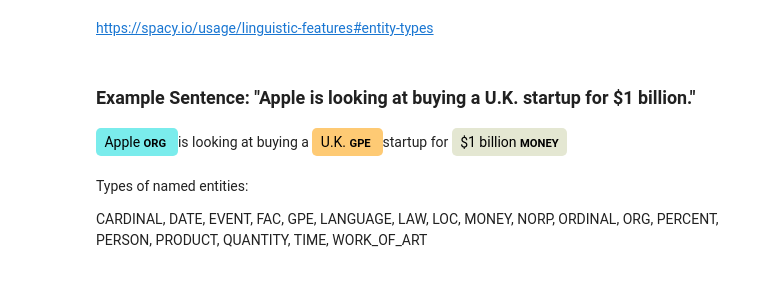
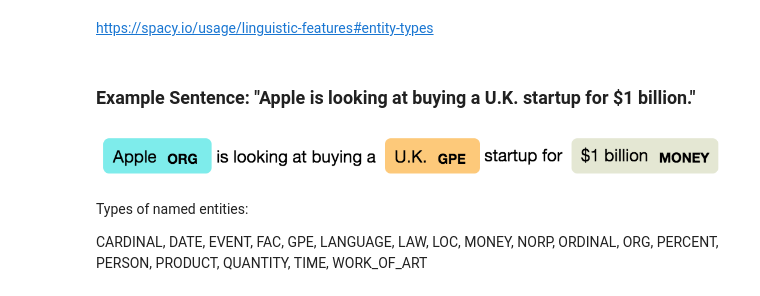
Before and after one commit to alex2awesome/investigative-reporting-lecture, a Jupyter notebook: 2017-12-01__demo.ipynb, the cells around one changed output. Saved outputs shown, nothing was run; the diff lists cells and outputs as text; code cells hidden in the pictures.

Commit message:
added renderings as images

```diff
--- a/2017-12-01__demo.ipynb
+++ b/2017-12-01__demo.ipynb
@@ -144,11 +144,10 @@ This doesn't give us enough specificity.
 https://spacy.io/usage/linguistic-features#entity-types
 # %% [markdown]
 ### Example Sentence: "Apple is looking at buying a U.K. startup for $1 billion."
-# %%
-doc = nlp(u'Apple is looking at buying a U.K. startup for $1 billion')
-displacy.render(doc, style='ent', jupyter=True)
-# %% [output]
-Apple ORG is looking at buying a U.K. GPE startup for $1 billion MONEY
+# %%
+Image('img/pos_render_1.png')
+# %% [output]
+[figure, added]
 # %% [markdown]
 Types of named entities:
 
```
Also changed, not shown: parts of 2 cells of this notebook, 2 other files.
